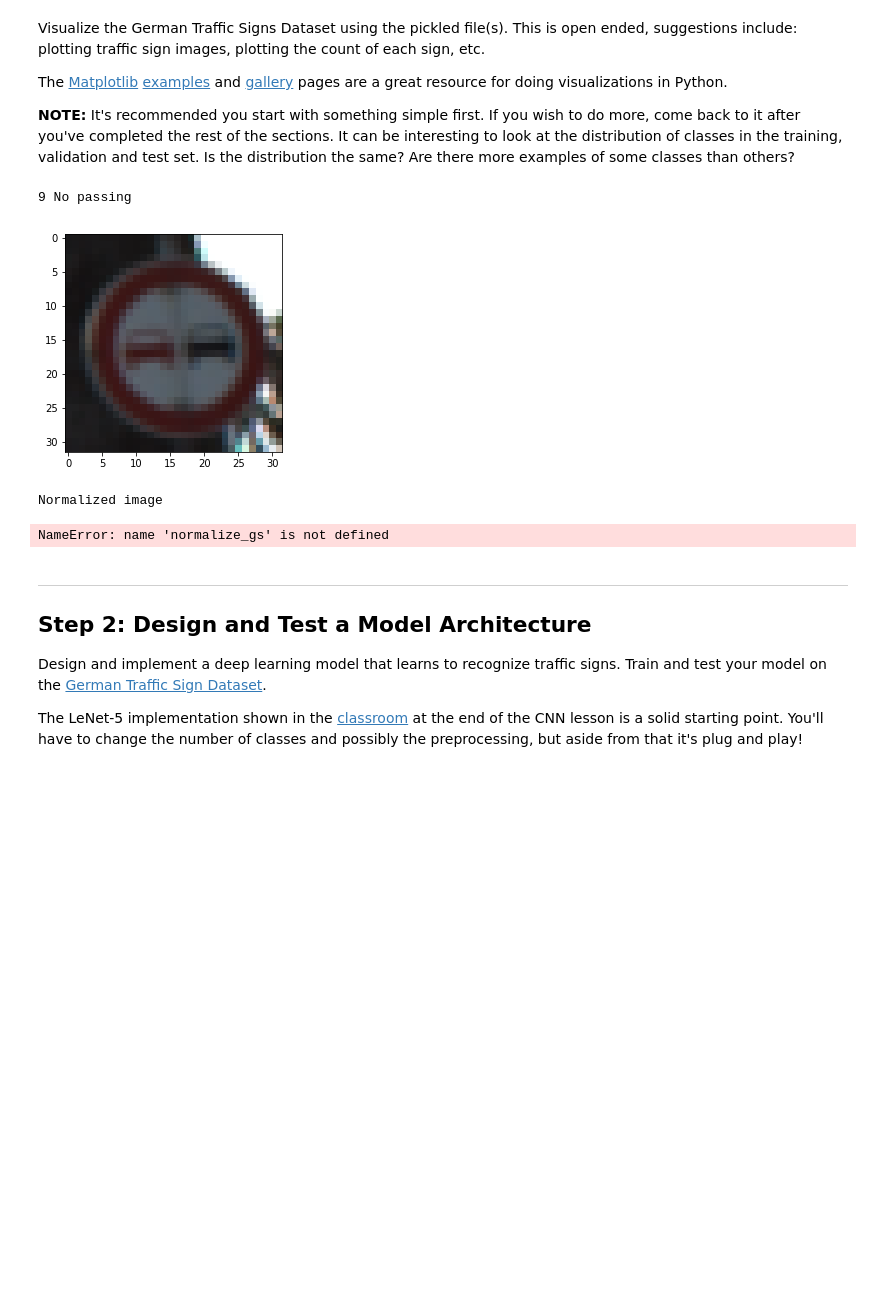
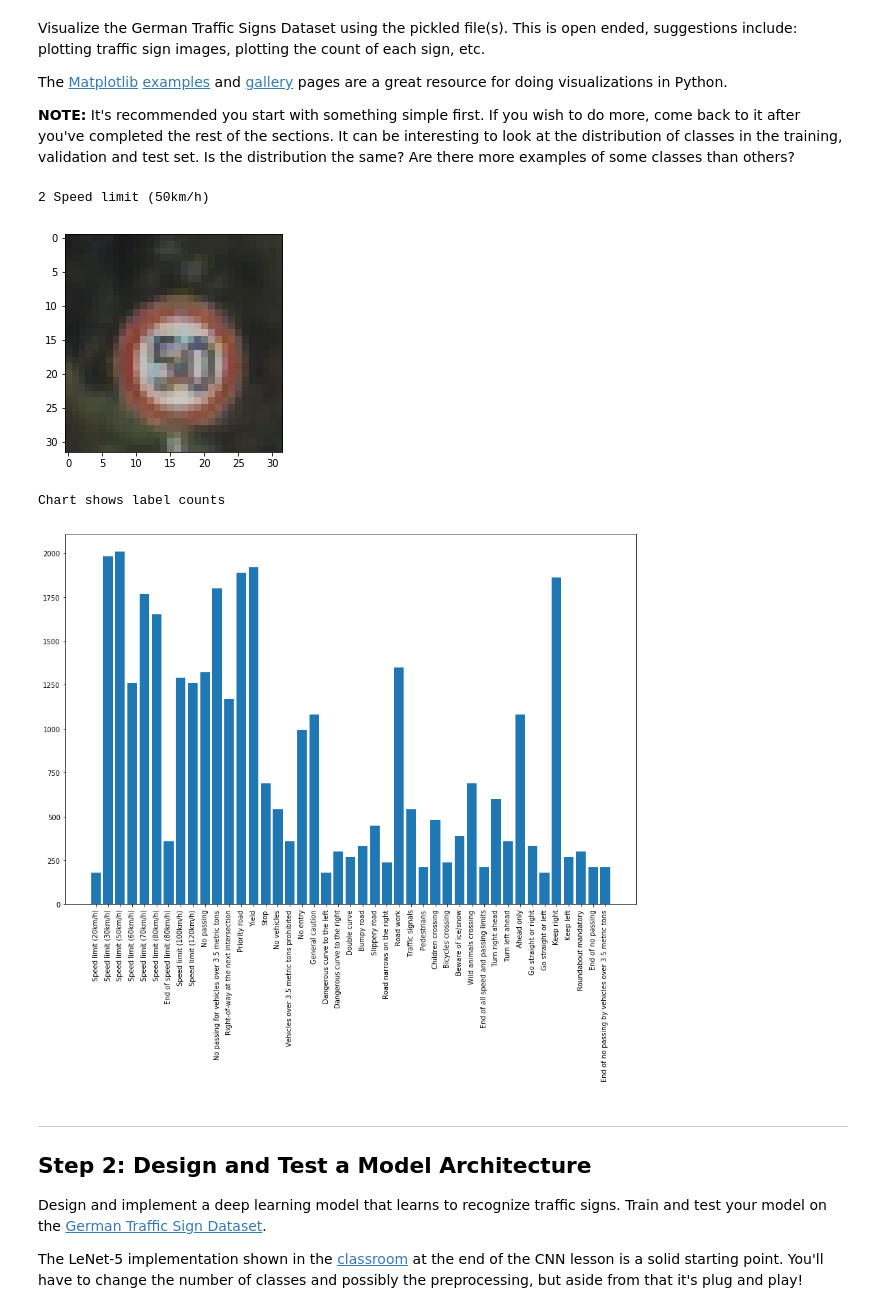
Before and after one commit to SvenKratz/CarND-Traffic-Sign-Classifier-Project, a Jupyter notebook: Traffic_Sign_Classifier.ipynb, the cells around one changed output. Saved outputs shown, nothing was run; the diff lists cells and outputs as text; code cells hidden in the pictures; blank space fills up the shorter version.

Commit message:
image

```diff
--- a/Traffic_Sign_Classifier.ipynb
+++ b/Traffic_Sign_Classifier.ipynb
@@ -109,42 +109,42 @@ index = random.randint(0, n_train)
 image = X_train[index]
 label = y_train[index]
 
 
 names = list(sign_names.iloc[:,1])
 
 names = [n.strip() for n in names]
 print (label, names[label])
 
 plt.imshow(image)
 plt.show()
 
-print ("Normalized image")
-norm = normalize_gs(image)
+#print ("Normalized image")
+#norm = normalize_gs(image)
 
-plt.gray()
-plt.imshow(norm.reshape((32,32)))
-plt.show()
+#plt.gray()
+#plt.imshow(norm.reshape((32,32)))
+#plt.show()
 
 unique, counts = np.unique(y_train, return_counts = True)
 
 print ('Chart shows label counts')
 
 #print (sign_names.iloc[:,1])
 fig = plt.figure(figsize=(15,10))
 #print (unique, len(names))
 plt.bar(unique, counts)
 plt.xticks(unique, names, rotation = 90)
 plt.show()
 
 
 
 # Visualizations will be shown in the notebook.
 %matplotlib inline
 # %% [output]
-9 No passing
+2 Speed limit (50km/h)
-[figure, old version]
+[figure, new version]
-Normalized image
+Chart shows label counts
-NameError: name 'normalize_gs' is not defined
+[figure, added]
 # %% [markdown]
 ----
 
```
Also changed, not shown: parts of 1 cell of this notebook.
